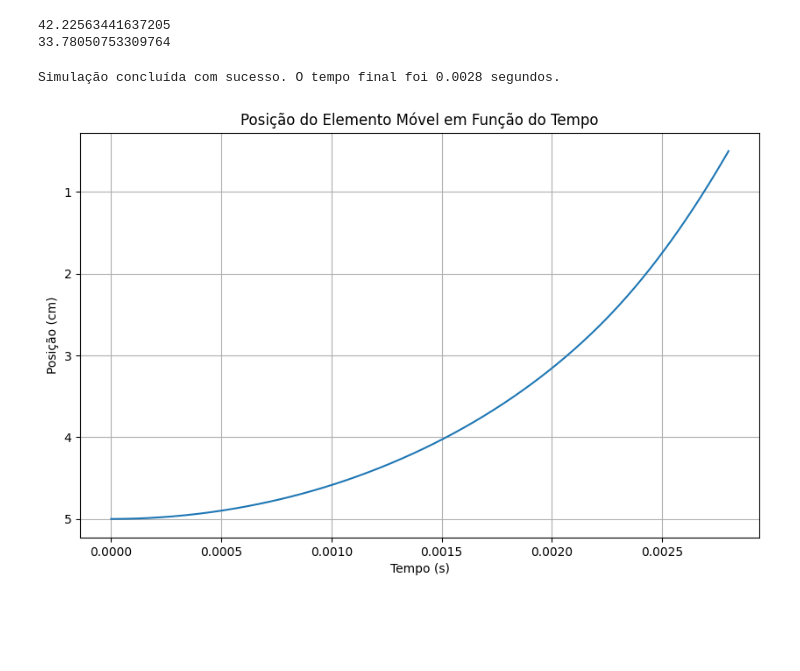
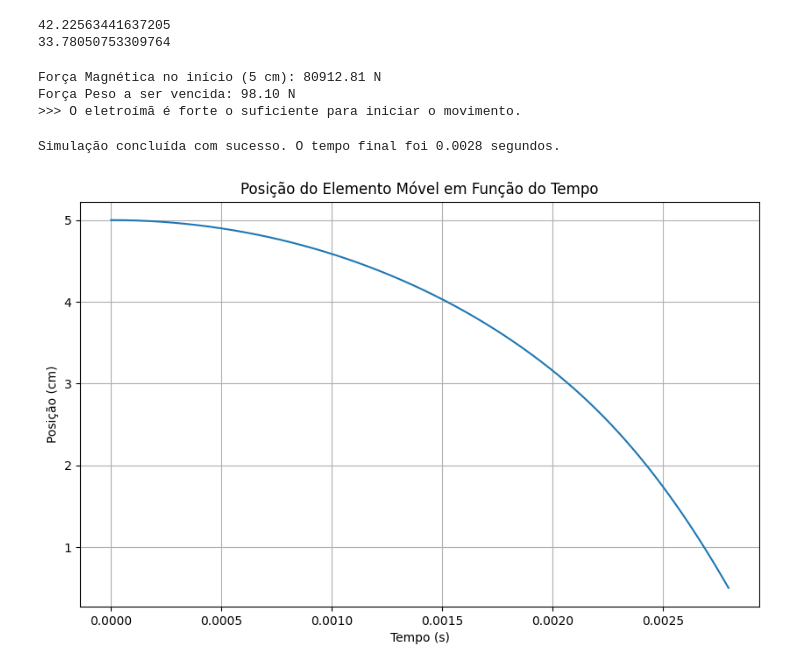
Before and after one commit to marcus-valmeida/Projeto-conversao, a Jupyter notebook: exercicio1/exercicio1.ipynb, the cells around one changed output. Cells and saved outputs as stored; diff of their text form; code cells hidden in the pictures; blank space fills up the shorter version.

```diff
--- a/exercicio1/exercicio1.ipynb
+++ b/exercicio1/exercicio1.ipynb
@@ -188,3 +188,18 @@ forca_magnetica = CubicSpline(posicao, -np.abs(Forca_real))
 # %% [output]
 42.22563441637205
 33.78050753309764
+# %%
+# Calcule a força na posição inicial (0.05 m)
+forca_inicial = np.abs(forca_magnetica(0.05))
+
+print(f"Força Magnética no início (5 cm): {forca_inicial:.2f} N")
+print(f"Força Peso a ser vencida: 98.10 N")
+
+if forca_inicial > 98.1:
+    print(">>> O eletroímã é forte o suficiente para iniciar o movimento.")
+else:
+    print(">>> O eletroímã é MUITO FRACO para levantar a placa.")
+# %% [output]
+Força Magnética no início (5 cm): 80912.81 N
+Força Peso a ser vencida: 98.10 N
+>>> O eletroímã é forte o suficiente para iniciar o movimento.
@@ -220,42 +262,41 @@ y0 = [x_inicial, v_inicial]
 
 # --- PARÂMETROS DA SIMULAÇÃO ---
 t_inicial = 0
-t_final_estimado = 2.0  # Um tempo máximo. A simulação deve parar antes com o evento.
+t_final_estimado = 0.01  # 10 milissegundos é mais que suficiente
 t_span = [t_inicial, t_final_estimado]
 
-# --- RESOLVENDO A EDO ---
+# --- RESOLVENDO A EDO COM A FUNÇÃO CORRIGIDA ---
 solucao = solve_ivp(
-    fun=sistema_dinamico,        # A função que define a dinâmica
-    t_span=t_span,               # O intervalo de tempo
-    y0=y0,                       # As condições iniciais
-    method='RK45',               # Método de integração padrão, bom para começar
-    dense_output=True,           # Essencial para um gráfico suave
-    events=evento_parada,        # A função de evento para parar a simulação
-    args=(Massa, forca_magnetica) # Parâmetros extras para passar à `fun` e `events`
+    fun=sistema_dinamico_com_gravidade_CORRIGIDO,  # <<< Use a função corrigida
+    t_span=t_span,
+    y0=y0,
+    method='RK45',
+    dense_output=True,
+    events=evento_parada,
+    args=(Massa, forca_magnetica)
 )
 
 # --- EXTRAINDO E PLOTANDO OS RESULTADOS ---
 if solucao.status == 1: # O status 1 significa que o evento terminal foi alcançado
     print(f"Simulação concluída com sucesso. O tempo final foi {solucao.t_events[0][0]:.4f} segundos.")
 
     # Para um gráfico suave, crie pontos de tempo usando o resultado denso
     t_plot = np.linspace(solucao.t[0], solucao.t[-1], 500)
     posicao_plot = solucao.sol(t_plot)[0] # sol.sol() é a função de interpolação do resultado
 
     plt.figure(figsize=(10, 6))
     plt.plot(t_plot, posicao_plot * 100) # Convertendo para cm para visualização
     plt.title("Posição do Elemento Móvel em Função do Tempo")
     plt.xlabel("Tempo (s)")
     plt.ylabel("Posição (cm)")
     plt.grid(True)
-    plt.gca().invert_yaxis() # Opcional: inverte o eixo y para mostrar o movimento "caindo"
     plt.show()
 
 elif solucao.status == 0:
     print("Simulação concluída porque o tempo final foi atingido, mas o evento de parada não ocorreu.")
 else:
     print(f"A solução falhou com o status: {solucao.status}")
 # %% [output]
 Simulação concluída com sucesso. O tempo final foi 0.0028 segundos.
-[figure, old version]
+[figure, new version]
 # %%
```
Also changed, not shown: parts of 4 cells of this notebook.
